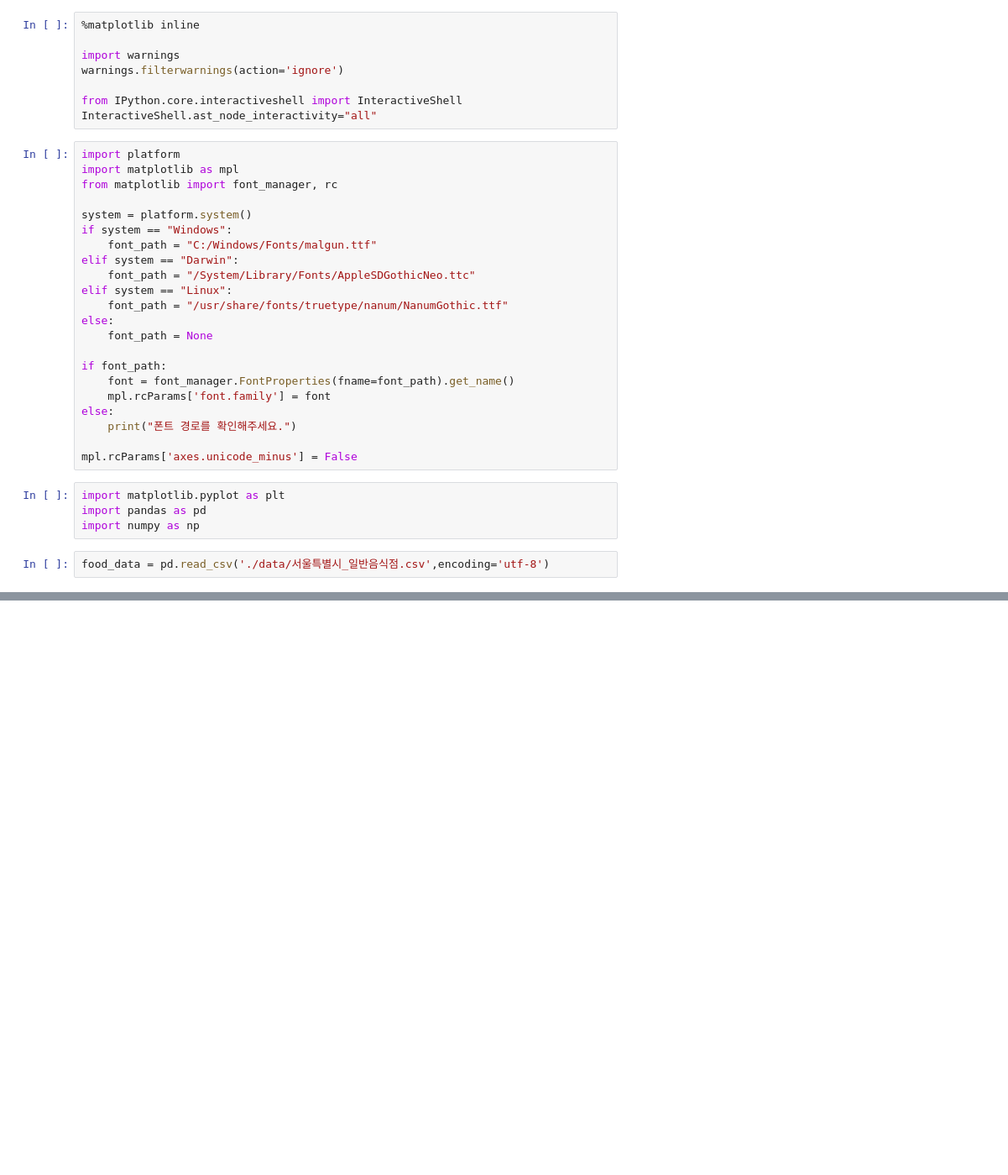
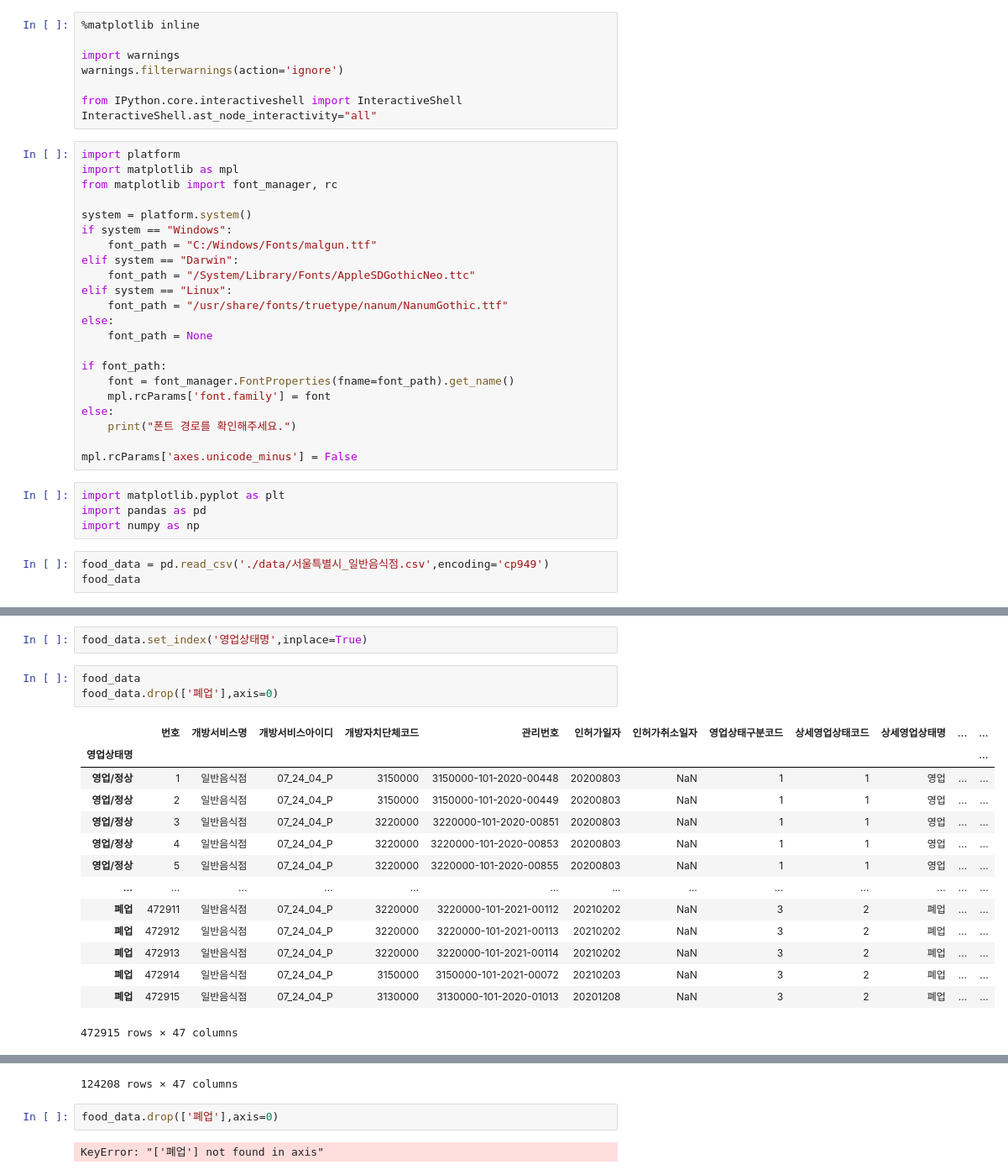
Before and after one commit to abcicecream/homewrork_incomplete, a Jupyter notebook: 과제2_음식점.ipynb, the cells around one changed output, grey strips where cells are left out. Shown at 84% size. Cells and saved outputs as stored; diff of their text form; blank space fills up the shorter version.

```diff
--- a/과제2_음식점.ipynb
+++ b/과제2_음식점.ipynb
@@ -33,5 +33,6 @@ import matplotlib.pyplot as plt
 import pandas as pd
 import numpy as np
 # %%
-food_data = pd.read_csv('./data/서울특별시_일반음식점.csv',encoding='utf-8')
+food_data = pd.read_csv('./data/서울특별시_일반음식점.csv',encoding='cp949')
+food_data
 # %% [output]
@@ -38,0 +52,20 @@ UnicodeDecodeError: 'utf-8' codec can't decode byte 0xb9 in position 0: invalid
+# %%
+food_data.set_index('영업상태명',inplace=True)
+# %%
+food_data
+food_data.drop(['폐업'],axis=0)
+# %% [output]
+|  | 번호 | 개방서비스명 | 개방서비스아이디 | 개방자치단체코드 | 관리번호 | 인허가일자 | 인허가취소일자 | 영업상태구분코드 | 상세영업상태코드 | 상세영업상태명 | ... | ... |
+| 영업상태명 |  |  |  |  |  |  |  |  |  |  |  | ... |
+| 영업/정상 | 1 | 일반음식점 | 07_24_04_P | 3150000 | 3150000-101-2020-00448 | 20200803 | NaN | 1 | 1 | 영업 | ... | ... |
+| 영업/정상 | 2 | 일반음식점 | 07_24_04_P | 3150000 | 3150000-101-2020-00449 | 20200803 | NaN | 1 | 1 | 영업 | ... | ... |
+| 영업/정상 | 3 | 일반음식점 | 07_24_04_P | 3220000 | 3220000-101-2020-00851 | 20200803 | NaN | 1 | 1 | 영업 | ... | ... |
+| 영업/정상 | 4 | 일반음식점 | 07_24_04_P | 3220000 | 3220000-101-2020-00853 | 20200803 | NaN | 1 | 1 | 영업 | ... | ... |
+| 영업/정상 | 5 | 일반음식점 | 07_24_04_P | 3220000 | 3220000-101-2020-00855 | 20200803 | NaN | 1 | 1 | 영업 | ... | ... |
+| ... | ... | ... | ... | ... | ... | ... | ... | ... | ... | ... | ... | ... |
+| 폐업 | 472911 | 일반음식점 | 07_24_04_P | 3220000 | 3220000-101-2021-00112 | 20210202 | NaN | 3 | 2 | 폐업 | ... | ... |
+| 폐업 | 472912 | 일반음식점 | 07_24_04_P | 3220000 | 3220000-101-2021-00113 | 20210202 | NaN | 3 | 2 | 폐업 | ... | ... |
+| 폐업 | 472913 | 일반음식점 | 07_24_04_P | 3220000 | 3220000-101-2021-00114 | 20210202 | NaN | 3 | 2 | 폐업 | ... | ... |
+| 폐업 | 472914 | 일반음식점 | 07_24_04_P | 3150000 | 3150000-101-2021-00072 | 20210203 | NaN | 3 | 2 | 폐업 | ... | ... |
+| 폐업 | 472915 | 일반음식점 | 07_24_04_P | 3130000 | 3130000-101-2020-01013 | 20201208 | NaN | 3 | 2 | 폐업 | ... | ... |
+472915 rows × 47 columns
@@ -38,0 +85,5 @@ UnicodeDecodeError: 'utf-8' codec can't decode byte 0xb9 in position 0: invalid
+124208 rows × 47 columns
+# %%
+food_data.drop(['폐업'],axis=0)
+# %% [output]
+KeyError: "['폐업'] not found in axis"
```
Also changed, not shown: parts of 2 cells of this notebook.
